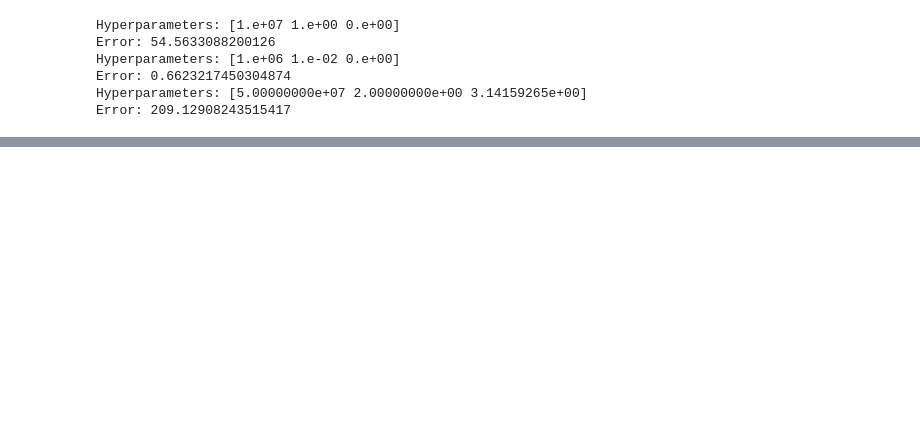
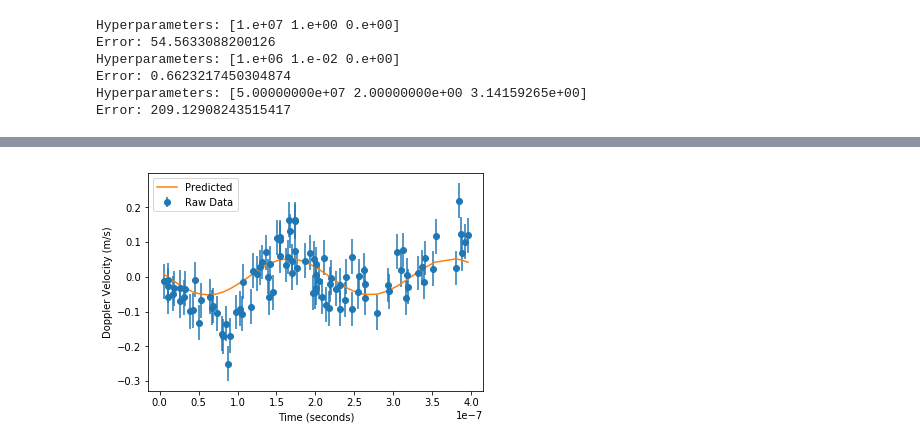
Before and after one commit to BoquanErwinChen/MLDI, a Jupyter notebook: MLDI_Assignment1.ipynb, the cells around one changed output, grey strips where cells are left out. Saved outputs shown, nothing was run; the diff lists cells and outputs as text; code cells hidden in the pictures; blank space fills up the shorter version.

```diff
--- a/MLDI_Assignment1.ipynb
+++ b/MLDI_Assignment1.ipynb
@@ -255,0 +314,10 @@ plt.plot(best_arr[:,3])
+# %%
+fig, axes = plt.subplots()
+axes.errorbar(x=df['time'], y=df['velocity'], yerr=df['error'], fmt='o', label='Raw Data')
+axes.plot(df['time'], sin_function(best_arr[np.argmax(best_arr[:,3])][:3]), label='Predicted')
+axes.set_xlabel('Time (seconds)')
+axes.set_ylabel('Doppler Velocity (m/s)')
+axes.legend()
+plt.show()
+# %% [output]
+[figure, added]
```
Also changed, not shown: parts of 9 cells of this notebook.
